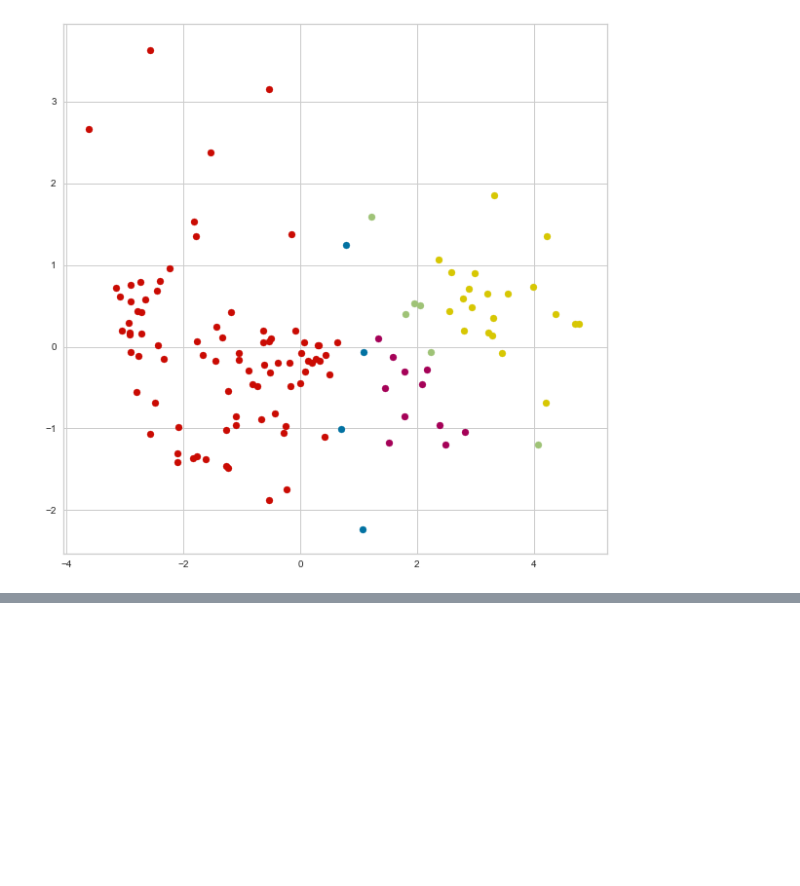
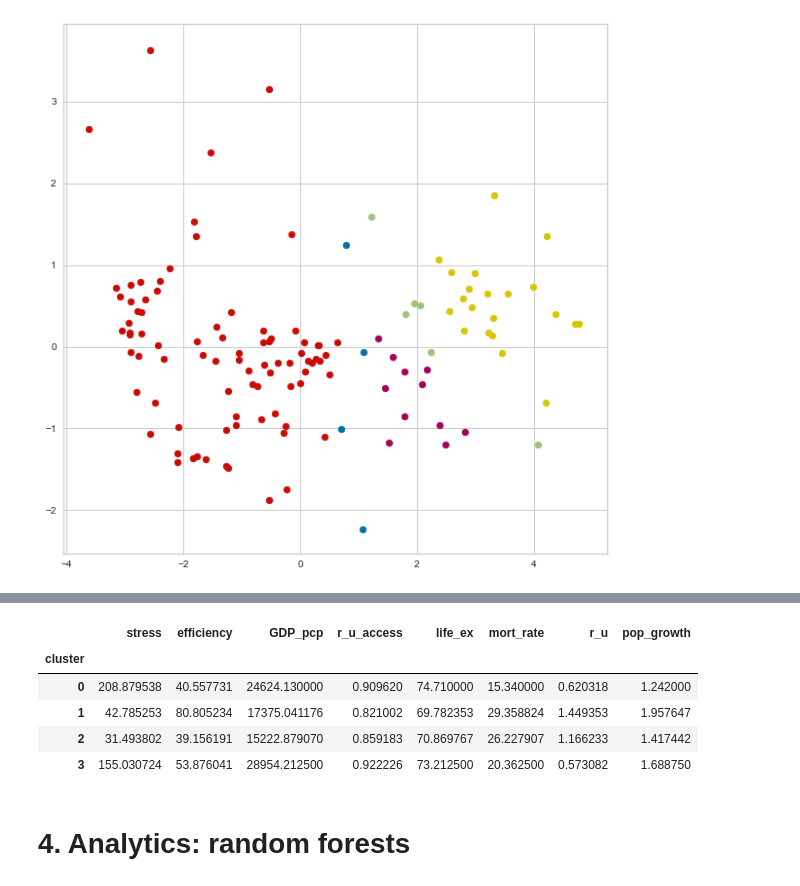
Before and after one commit to herbmks/MDA-Tuvalu, a Jupyter notebook: modelling socio economic (Harold).ipynb, the cells around one changed output, grey strips where cells are left out. Drawn from its saved outputs; the diff is of its cells as text; code cells hidden in the pictures; blank space fills up the shorter version.

```diff
--- a/modelling socio economic (Harold).ipynb
+++ b/modelling socio economic (Harold).ipynb
@@ -357,0 +445,10 @@ plt.show()
+# %%
+Clus_GDPP=pd.DataFrame(dat_tmp3.groupby(["cluster"]).GDP_pcp.mean())
+Clus_access=pd.DataFrame(dat_tmp3.groupby(["cluster"]).r_u_access.mean())
+Clus_lifexp=pd.DataFrame(dat_tmp3.groupby(["cluster"]).life_ex.mean())
+Clus_mort=pd.DataFrame(dat_tmp3.groupby(["cluster"]).mort_rate.mean())
+Clus_density_pop=pd.DataFrame(dat_tmp3.groupby(["cluster"]).r_u.mean())
+Clus_pop_growth=pd.DataFrame(dat_tmp3.groupby(["cluster"]).pop_growth.mean())
+Clus_HDI = pd.DataFrame(dat_tmp3.groupby(["cluster"]).HDI.mean())
+Clus_w_stress=pd.DataFrame(dat_tmp3.groupby(["cluster"]).stress.mean())
+Clus_W_eff=pd.DataFrame(dat_tmp3.groupby(["cluster"]).efficiency.mean())
@@ -357,0 +463,13 @@ plt.show()
+# %%
+dfclus = pd.concat([Clus_w_stress,Clus_W_eff, Clus_GDPP,
+                    Clus_access,Clus_lifexp,Clus_mort,Clus_density_pop,Clus_pop_growth], axis=1)
+dfclus
+# %% [output]
+|  | stress | efficiency | GDP_pcp | r_u_access | life_ex | mort_rate | r_u | pop_growth |
+| cluster |  |  |  |  |  |  |  |  |
+| 0 | 208.879538 | 40.557731 | 24624.130000 | 0.909620 | 74.710000 | 15.340000 | 0.620318 | 1.242000 |
+| 1 | 42.785253 | 80.805234 | 17375.041176 | 0.821002 | 69.782353 | 29.358824 | 1.449353 | 1.957647 |
+| 2 | 31.493802 | 39.156191 | 15222.879070 | 0.859183 | 70.869767 | 26.227907 | 1.166233 | 1.417442 |
+| 3 | 155.030724 | 53.876041 | 28954.212500 | 0.922226 | 73.212500 | 20.362500 | 0.573082 | 1.688750 |
+# %% [markdown]
+# 4. Analytics: random forests
```
Also changed, not shown: parts of 12 cells of this notebook.
